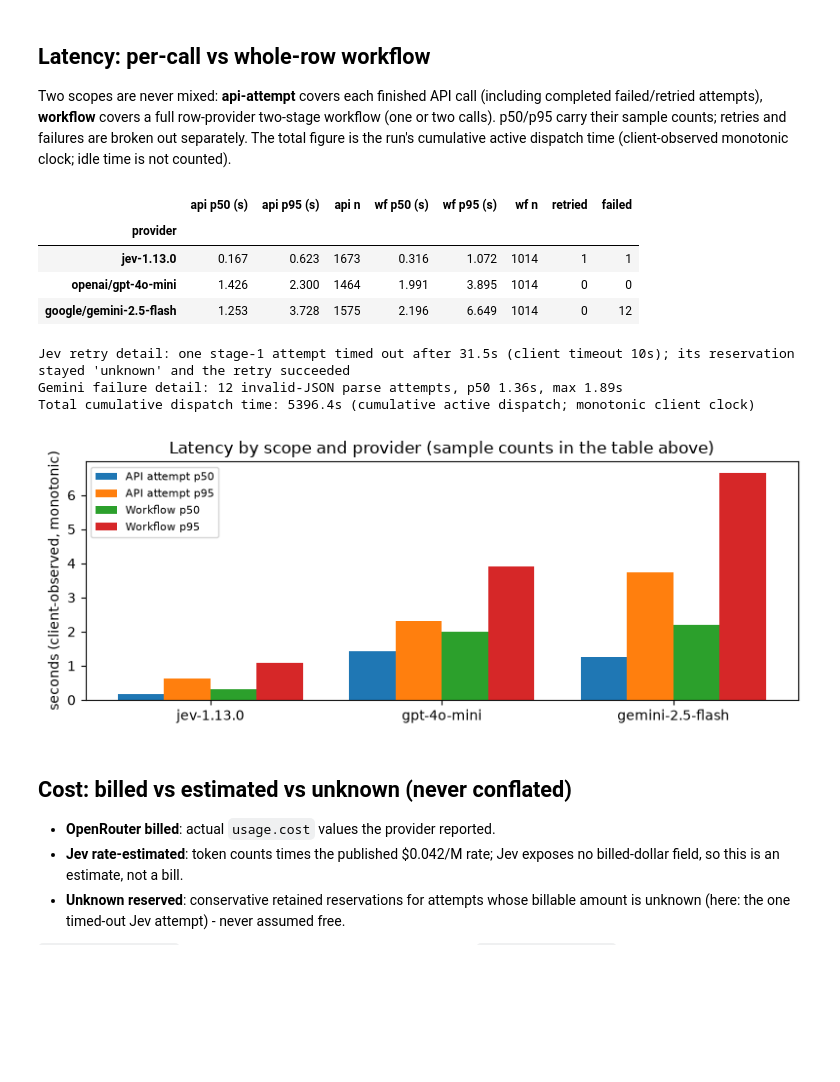
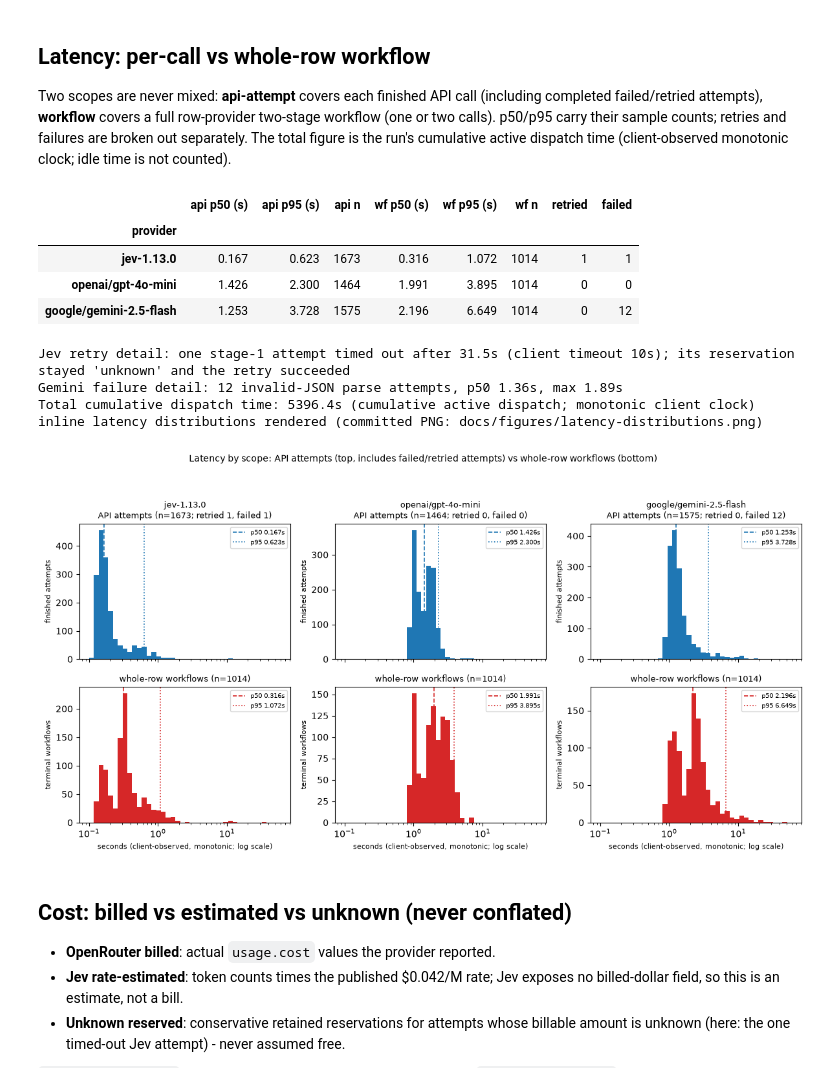
Before and after one commit to sivalingapandian/jev-benchmark-uci-maternal-health-risk, a Jupyter notebook: notebooks/benchmark.ipynb, the cells around one changed output. Saved outputs shown, nothing was run; the diff lists cells and outputs as text; code cells hidden in the pictures; blank space fills up the shorter version.

```diff
--- a/notebooks/benchmark.ipynb
+++ b/notebooks/benchmark.ipynb
@@ -206,0 +208,12 @@ independent pandas crosstabs match the package confusion matrices for all three
+# %%
+# Deterministic figures reuse the *report's* numbers (never recomputed here),
+# so a chart cannot disagree with a table. This notebook renders them inline
+# only; it never writes into docs/figures/ (the committed PNGs are produced by
+# the offline `jev-benchmark figures` command).
+artifacts = report_mod.load_run_artifacts(PUBLISHED)
+report = report_mod.build_report(artifacts, dataset)
+figures_mod.confusion_figure(report)
+print(
+    "inline confusion heatmaps rendered "
+    "(committed PNG: docs/figures/confusion-matrices.png)"
+)
@@ -303,52 +319,43 @@ for model in spec.MODEL_IDS:
         "failed": lat["failed_attempts"],
     })
 latency_df = pd.DataFrame(lat_rows).set_index("provider")
 display(latency_df)
 
 jev_lat = metrics.latency_summary(cases, "jev-1.13.0")
 gem_lat = metrics.latency_summary(cases, "google/gemini-2.5-flash")
 jev_failed = jev_lat['failed_attempt_latency']['max']
 print(
     f"Jev retry detail: one stage-1 attempt timed out after "
     f"{jev_failed:.1f}s "
     "(client timeout 10s); its reservation stayed 'unknown' and the retry succeeded"
 )
 gem_failed = gem_lat['failed_attempt_latency']
 print(
     f"Gemini failure detail: {gem_lat['failed_attempts']} invalid-JSON parse "
     f"attempts, p50 {gem_failed['p50']:.2f}s, max {gem_failed['max']:.2f}s"
 )
 print(f"Total cumulative dispatch time: {run_state['total_run_seconds']:.1f}s "
       "(cumulative active dispatch; monotonic client clock)")
 
-fig, ax = plt.subplots(figsize=(8, 3.2))
-x = np.arange(len(spec.MODEL_IDS))
-w = 0.2
-api_p50 = [latency_df.loc[m, "api p50 (s)"] for m in spec.MODEL_IDS]
-api_p95 = [latency_df.loc[m, "api p95 (s)"] for m in spec.MODEL_IDS]
-wf_p50 = [latency_df.loc[m, "wf p50 (s)"] for m in spec.MODEL_IDS]
-wf_p95 = [latency_df.loc[m, "wf p95 (s)"] for m in spec.MODEL_IDS]
-ax.bar(x - 1.5 * w, api_p50, w, label="API attempt p50")
-ax.bar(x - 0.5 * w, api_p95, w, label="API attempt p95")
-ax.bar(x + 0.5 * w, wf_p50, w, label="Workflow p50")
-ax.bar(x + 1.5 * w, wf_p95, w, label="Workflow p95")
-ax.set_xticks(x)
-ax.set_xticklabels([m.split("/")[-1] for m in spec.MODEL_IDS])
-ax.set_ylabel("seconds (client-observed, monotonic)")
-ax.set_title("Latency by scope and provider (sample counts in the table above)")
-ax.legend(fontsize=8)
-plt.tight_layout()
-plt.show()
+# Deterministic inline figure: the same latency-distribution chart the
+# committed docs/figures/latency-distributions.png carries, drawn from the
+# report's numbers. Rendered inline only; nothing is written to disk.
+figures_mod.latency_figure(report, cases)
+print(
+    "inline latency distributions rendered "
+    "(committed PNG: docs/figures/latency-distributions.png)"
+)
 # %% [output]
 |  | api p50 (s) | api p95 (s) | api n | wf p50 (s) | wf p95 (s) | wf n | retried | failed |
 | provider |  |  |  |  |  |  |  |  |
 | jev-1.13.0 | 0.167 | 0.623 | 1673 | 0.316 | 1.072 | 1014 | 1 | 1 |
 | openai/gpt-4o-mini | 1.426 | 2.300 | 1464 | 1.991 | 3.895 | 1014 | 0 | 0 |
 | google/gemini-2.5-flash | 1.253 | 3.728 | 1575 | 2.196 | 6.649 | 1014 | 0 | 12 |
 Jev retry detail: one stage-1 attempt timed out after 31.5s (client timeout 10s); its reservation stayed 'unknown' and the retry succeeded
 Gemini failure detail: 12 invalid-JSON parse attempts, p50 1.36s, max 1.89s
 Total cumulative dispatch time: 5396.4s (cumulative active dispatch; monotonic client clock)
+inline latency distributions rendered (committed PNG: docs/figures/latency-distributions.png)
-[figure, old version]
+[figure, new version]
 # %% [markdown]
 ## Cost: billed vs estimated vs unknown (never conflated)
 
```
Also changed, not shown: parts of 4 cells of this notebook, 7 other files.
